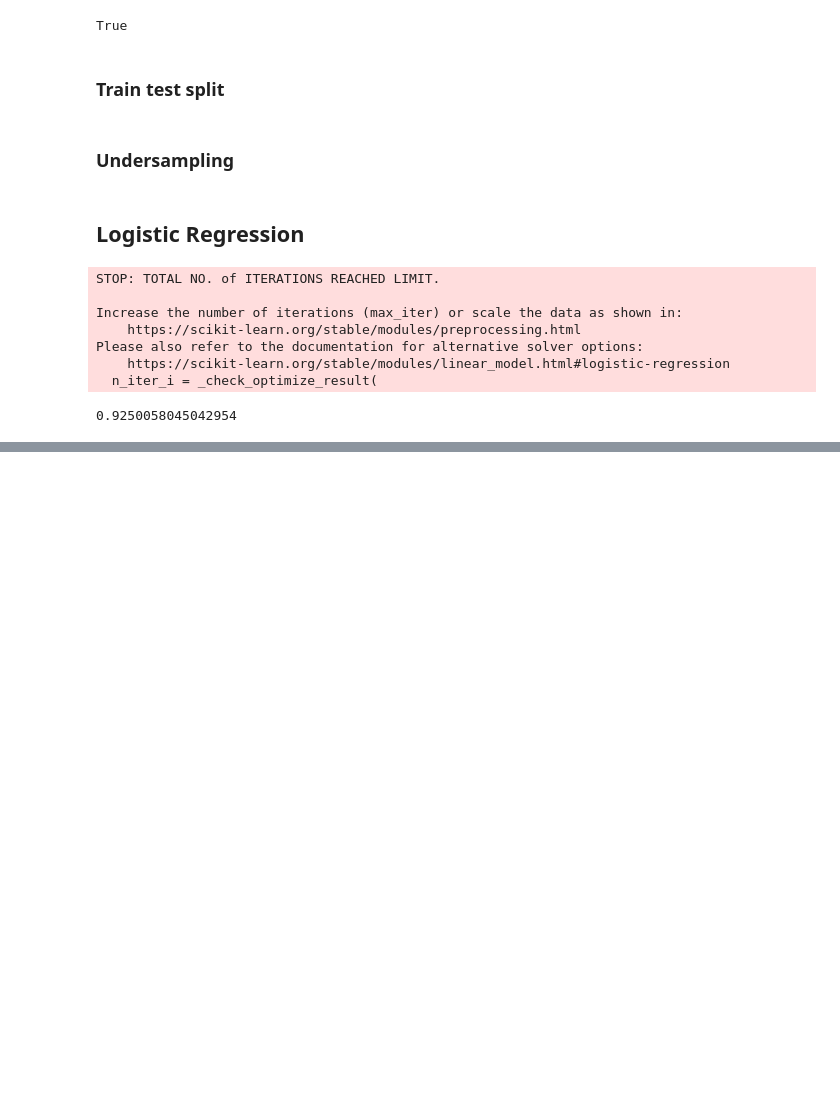
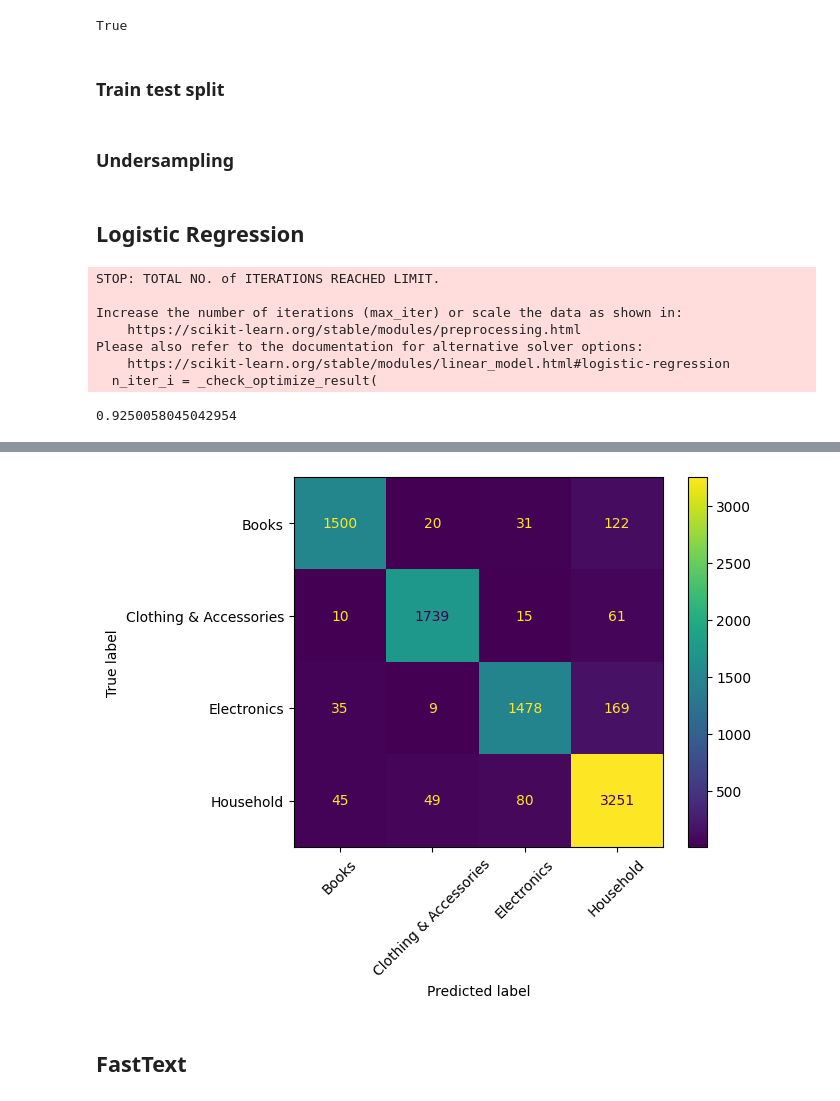
Before and after one commit to fkurushin/ai-in-business, a Jupyter notebook: main.ipynb, the cells around one changed output, grey strips where cells are left out. Cells and saved outputs as stored; diff of their text form; code cells hidden in the pictures; blank space fills up the shorter version.

```diff
--- a/main.ipynb
+++ b/main.ipynb
@@ -200,6 +201,8 @@ Please also refer to the documentation for alternative solver options:
   n_iter_i = _check_optimize_result(
 # %%
 X_test_vec = vectorizer.transform(X_test)
+# %%
+y_pred = clf.predict(X_test_vec)
 # %%
 clf.score(X_test_vec, y_test_encoded)
 # %% [output]
@@ -206,0 +227,15 @@ clf.score(X_test_vec, y_test_encoded)
+# %%
+cm = confusion_matrix(
+        class_encoder.inverse_transform(y_test_encoded),
+        class_encoder.inverse_transform(y_pred),
+        labels=class_encoder.classes_)
+
+disp = ConfusionMatrixDisplay(confusion_matrix=cm,
+                              display_labels=class_encoder.classes_)
+disp.plot()
+plt.xticks(rotation=45)
+plt.show()
+# %% [output]
+[figure, added]
+# %% [markdown]
+## FastText
```
Also changed, not shown: parts of 5 cells of this notebook, 1 other file.
